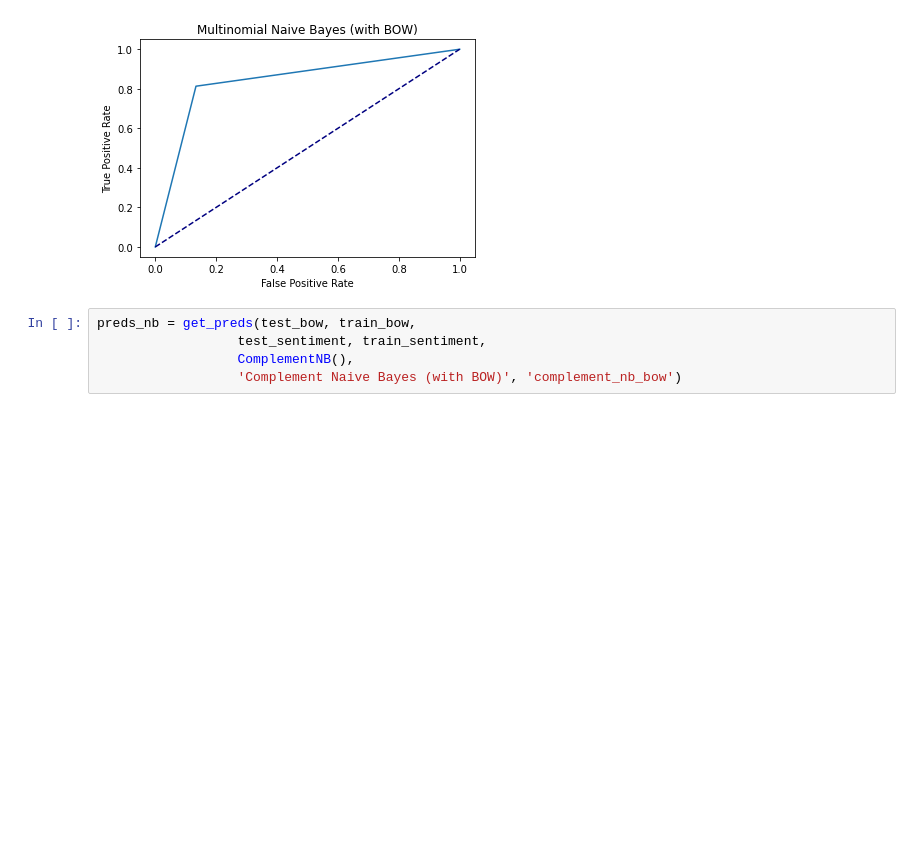
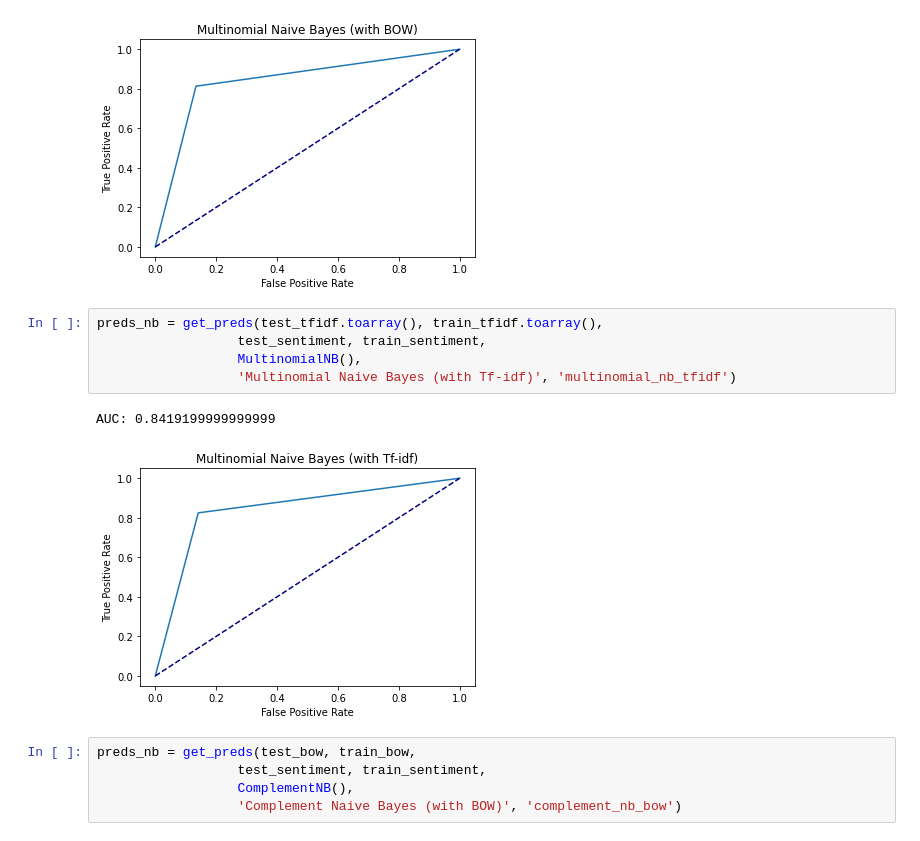
Before and after one commit to therealcs1010/CS4248-Project, a Jupyter notebook: Fatin/Fatin.ipynb, the cells around one changed output. Drawn from its saved outputs; the diff is of its cells as text; blank space fills up the shorter version.

```diff
--- a/Fatin/Fatin.ipynb
+++ b/Fatin/Fatin.ipynb
@@ -125,6 +159,14 @@ preds_nb = get_preds(test_bow, train_bow,
 # %% [output]
 AUC: 0.83968
 [figure]
+# %%
+preds_nb = get_preds(test_tfidf.toarray(), train_tfidf.toarray(),
+                  test_sentiment, train_sentiment,
+                  MultinomialNB(),
+                  'Multinomial Naive Bayes (with Tf-idf)', 'multinomial_nb_tfidf')
+# %% [output]
+AUC: 0.8419199999999999
+[figure, added]
 # %%
 preds_nb = get_preds(test_bow, train_bow,
                   test_sentiment, train_sentiment,
```
Also changed, not shown: parts of 10 cells of this notebook, 6 other files.
